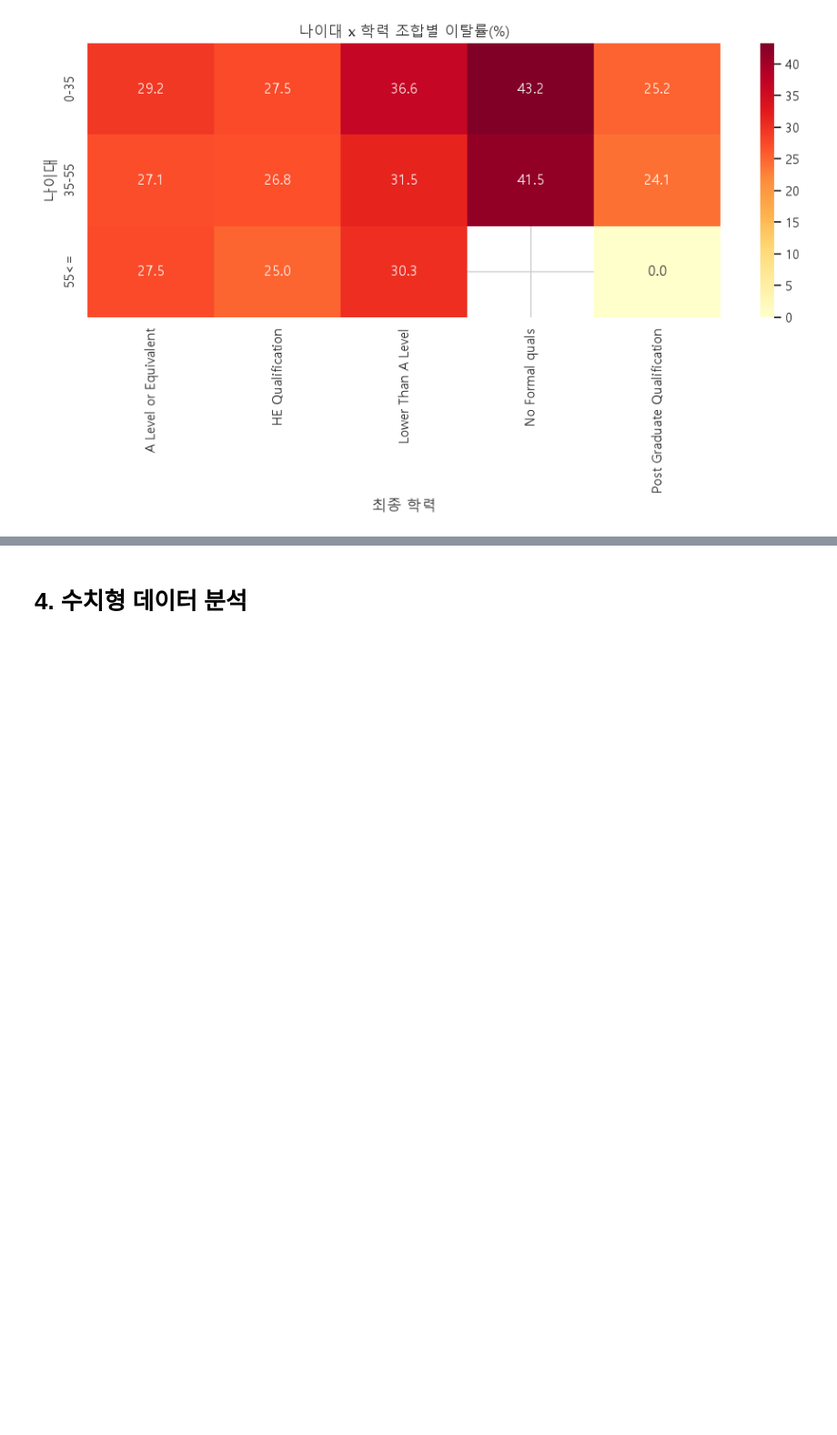
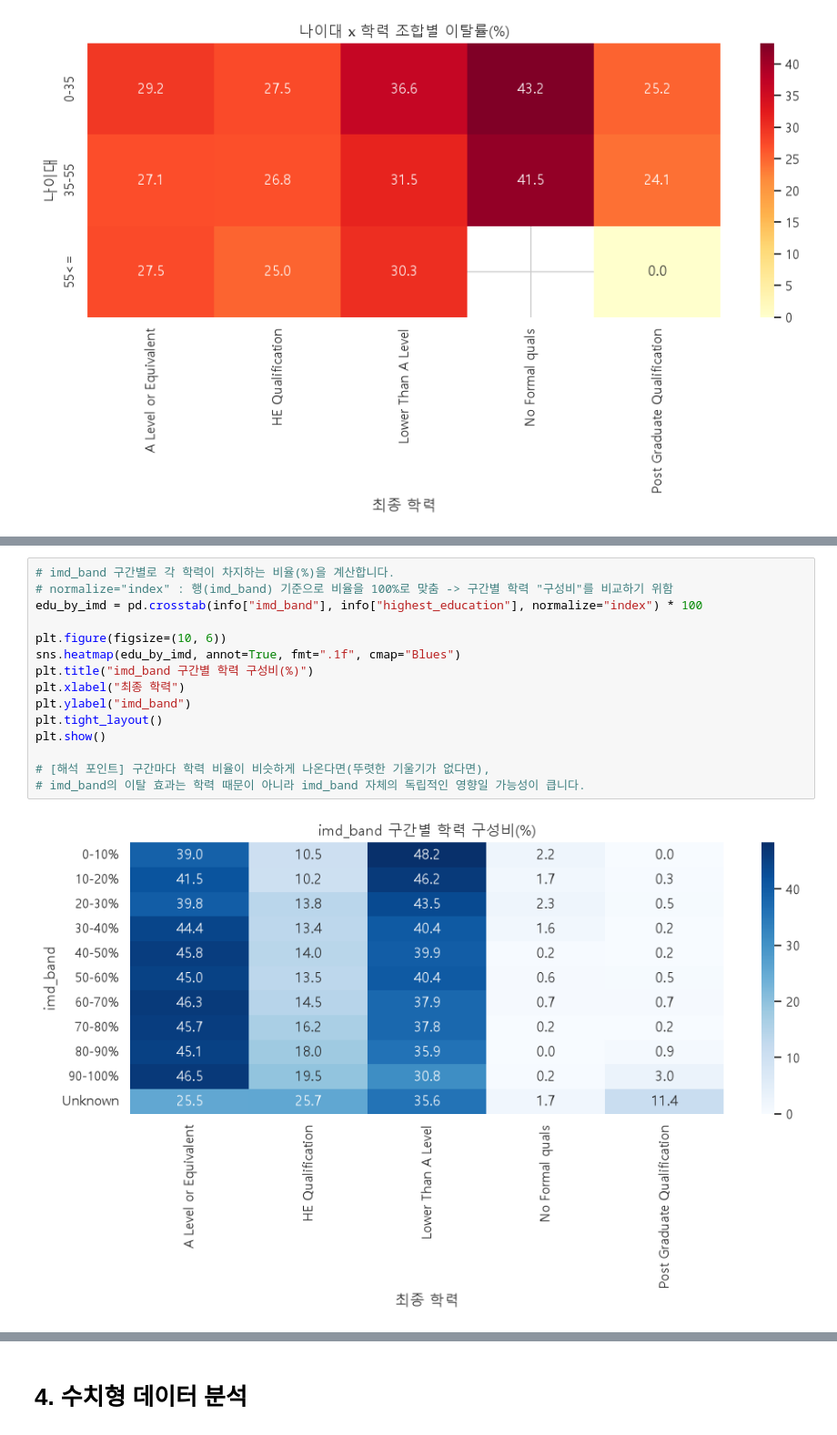
Before and after one commit to KimInSeok-DA/Team_Project_DA, a Jupyter notebook: Notebooks/01_Student_info_EDA.ipynb, the cells around one changed output, grey strips where cells are left out. Shown at 91% size. Saved outputs shown, nothing was run; the diff lists cells and outputs as text; blank space fills up the shorter version.

```diff
--- a/Notebooks/01_Student_info_EDA.ipynb
+++ b/Notebooks/01_Student_info_EDA.ipynb
@@ -346,0 +413,17 @@ plt.show()
+# %%
+# imd_band 구간별로 각 학력이 차지하는 비율(%)을 계산합니다.
+# normalize="index" : 행(imd_band) 기준으로 비율을 100%로 맞춤 -> 구간별 학력 "구성비"를 비교하기 위함
+edu_by_imd = pd.crosstab(info["imd_band"], info["highest_education"], normalize="index") * 100
+
+plt.figure(figsize=(10, 6))
+sns.heatmap(edu_by_imd, annot=True, fmt=".1f", cmap="Blues")
+plt.title("imd_band 구간별 학력 구성비(%)")
+plt.xlabel("최종 학력")
+plt.ylabel("imd_band")
+plt.tight_layout()
+plt.show()
+
+# [해석 포인트] 구간마다 학력 비율이 비슷하게 나온다면(뚜렷한 기울기가 없다면),
+# imd_band의 이탈 효과는 학력 때문이 아니라 imd_band 자체의 독립적인 영향일 가능성이 큽니다.
+# %% [output]
+[figure, added]
```
Also changed, not shown: parts of 10 cells of this notebook.
